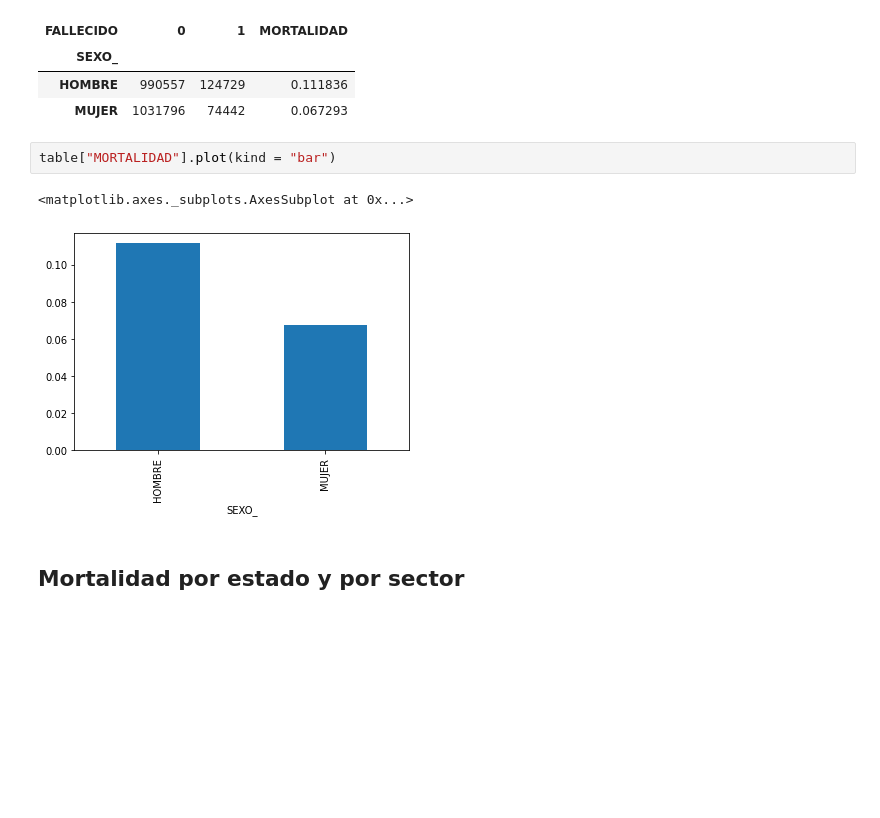
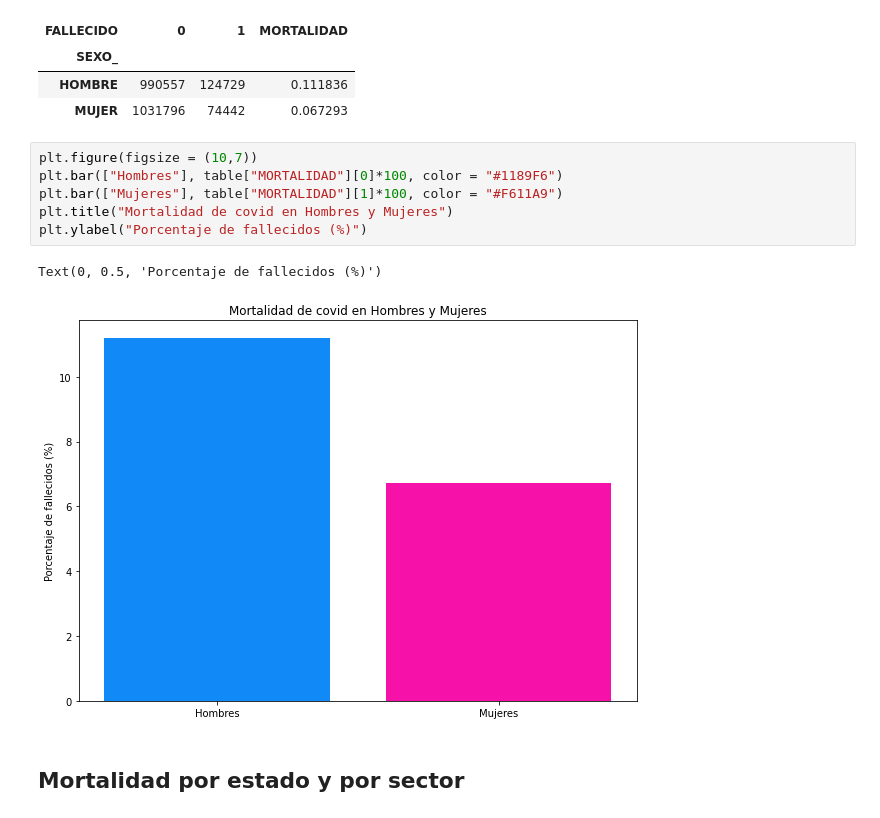
Before and after one commit to EduHdzVillasana/COVIDSTATSMX, a Jupyter notebook: Análisis y Modelado/COVID_MX.ipynb, the cells around one changed output. Drawn from its saved outputs; the diff is of its cells as text; blank space fills up the shorter version.

```diff
--- a/Análisis y Modelado/COVID_MX.ipynb
+++ b/Análisis y Modelado/COVID_MX.ipynb
@@ -460,10 +460,14 @@ table
 | SEXO_ |  |  |  |
 | HOMBRE | 990557 | 124729 | 0.111836 |
 | MUJER | 1031796 | 74442 | 0.067293 |
-# %%
-table["MORTALIDAD"].plot(kind = "bar")
-# %% [output]
-<matplotlib.axes._subplots.AxesSubplot at 0x...>
-[figure, removed]
+# %%
+plt.figure(figsize = (10,7))
+plt.bar(["Hombres"], table["MORTALIDAD"][0]*100, color = "#1189F6")
+plt.bar(["Mujeres"], table["MORTALIDAD"][1]*100, color = "#F611A9")
+plt.title("Mortalidad de covid en Hombres y Mujeres")
+plt.ylabel("Porcentaje de fallecidos (%)")
+# %% [output]
+Text(0, 0.5, 'Porcentaje de fallecidos (%)')
+[figure, added]
 # %% [markdown]
 ## Mortalidad por estado y por sector
```
Also changed, not shown: parts of 15 cells of this notebook.
